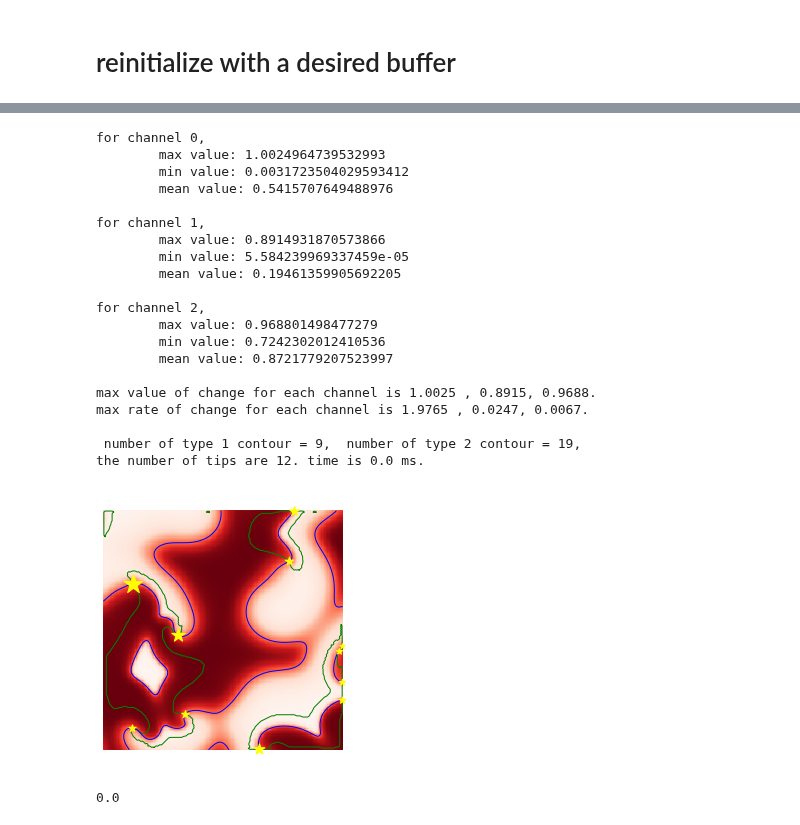
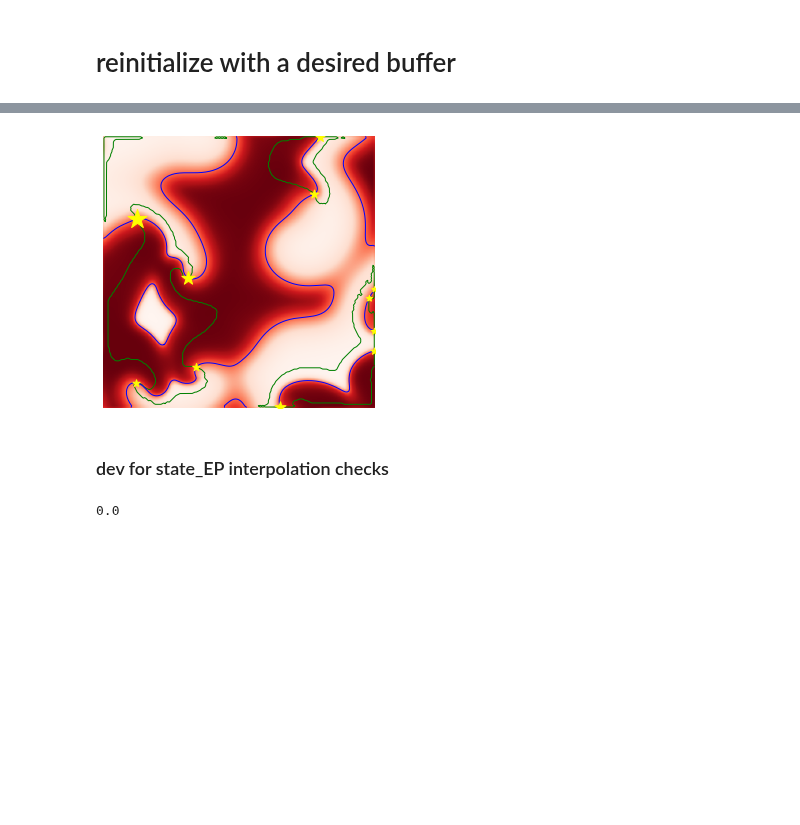
Before and after one commit to timtyree/care, a Jupyter notebook: notebooks/Generating Buffers When Odd Tips Occur.ipynb, the cells around one changed output, grey strips where cells are left out. Saved outputs shown, nothing was run; the diff lists cells and outputs as text; code cells hidden in the pictures; blank space fills up the shorter version.

```diff
--- a/notebooks/Generating Buffers When Odd Tips Occur.ipynb
+++ b/notebooks/Generating Buffers When Odd Tips Occur.ipynb
@@ -112,0 +122,5 @@ save_folder is:
+# %%
+#precompute the _padded_ mesh coordinates
+ycoord_mesh, xcoord_mesh = np.meshgrid(np.arange(0,txt.shape[0]+2*pad),np.arange(0,txt.shape[0]+2*pad))
+nanstate = [np.nan,np.nan,np.nan]
+channel_no = 3
@@ -121,3 +142,11 @@ print(output_file)
+# %%
+# vmin = np.min(state_value)
+# vmax = np.max(state_value)
+# print ((vmin, vmax))
+def add_states(tips_mapped, states_EP):
+    tips_mapped = list(tips_mapped)
+    tips_mapped.extend(states_EP)
+    return tuple(tips_mapped)
 # %%
 # check all the functions work/ compile the needed functions
 zero_txt = txt.copy()*0.
@@ -125,7 +154,6 @@ time_step(txt, h=0.007, zero_txt=zero_txt)
 # sigma       = 2
 # threshold   = 0.95#0.95
 
-describe(txt)
 width, height, channel_no = txt.shape
 zero_txt = np.zeros((width, height, channel_no), dtype=np.float64)
 dtexture_dt = zero_txt.copy()
@@ -134,60 +162,62 @@ get_time_step(txt, dtexture_dt)
 #calculate contours and tips after enforcing pbcs
 img_nxt = txt[..., 0]#padded_txt#
 img_inc = ifilter(dtexture_dt[..., 0])# ifilter(dpadded_txt_dt) #  #mask of instantaneously increasing voltages
 img_inc = filters.gaussian(img_inc,sigma=sigma, mode='wrap')
 img_nxt_unpadded = img_nxt.copy()
 img_inc_unpadded = img_inc.copy()
+
 img_nxt, img_inc = matrices_to_padded_matrices(img_nxt_unpadded, img_inc_unpadded,pad=pad)
+txt_padded, dtexture_dt_padded = matrices_to_padded_matrices(txt, dtexture_dt,pad=pad)
 
 contours_raw = measure.find_contours(img_nxt, level=V_threshold,fully_connected='low',positive_orientation='low')
 contours_inc = measure.find_contours(img_inc, level=threshold)
 tips  = get_tips(contours_raw, contours_inc)
 tips_mapped = map_pbc_tips_back(tips=tips, pad=pad, width=width, height=height,
                   edge_tolerance=edge_tolerance, atol = atol)
 n_old = count_tips(tips_mapped[2])
 
-#bluf
-print('max value of change for each channel is {:.4f} , {:.4f}, {:.4f}.'.format(*tuple(np.max(txt,axis=(0,1)))))
-print('max rate of change for each channel is {:.4f} , {:.4f}, {:.4f}.'.format(*tuple(np.max(dtexture_dt,axis=(0,1)))))
+#extract local EP field values for each tip
+states_EP = get_states(tips_mapped, txt, pad, nanstate, xcoord_mesh, ycoord_mesh, channel_no = channel_no)
+tips_mapped = add_states(tips_mapped, states_EP)
+color_values = None
 
-print(f"\n number of type 1 contour = {len(contours_raw)},\tnumber of type 2 contour = {len(contours_inc)},")
-print(f"the number of tips are {n_old}. time is {tme:.1f} ms.")
+# # color by state value
+# states_nearest, states_interpolated_linear, states_interpolated_cubic = states_EP
+# chnl = 2
+# # typs = 'nearest'
+# # typs = 'linearly interpolated'
+# typs = 'cubic-spline interpolated'
+# state_value = np.array(states_interpolated_linear)[:,chnl]
+# color_values = state_value
+# print(f'plotting channel {chnl} \nof the {typs} states.')
+
+# #bluf
+# print('max value of change for each channel is {:.4f} , {:.4f}, {:.4f}.'.format(*tuple(np.max(txt,axis=(0,1)))))
+# print('max rate of change for each channel is {:.4f} , {:.4f}, {:.4f}.'.format(*tuple(np.max(dtexture_dt,axis=(0,1)))))
+
+# print(f"\n number of type 1 contour = {len(contours_raw)},\n number of type 2 contour = {len(contours_inc)},")
+# print(f"the number of tips are {n_old}. time is {tme:.1f} ms.")
 
 # print(f"""the topological tip state:{tips[0]}""")
 # print(f"""x position of tips: {tips[1]}""")
 # print(f"""y position of tips: {tips[2]}""")
 
 #plot texture contours and tips. oh my!
 # img_nxt_unpadded = img_nxt[pad:-pad,pad:-pad]
 # img_inc_unpadded = img_inc[pad:-pad,pad:-pad]
 contours_raw_unpadded = measure.find_contours(img_nxt_unpadded, level=V_threshold,fully_connected='low',positive_orientation='low')
 contours_inc_unpadded = measure.find_contours(img_inc_unpadded, level=threshold)
 
+# #print texture information
+# describe(txt)
+
 fig = plot_buffer(img_nxt_unpadded, img_inc_unpadded, contours_raw_unpadded, contours_inc_unpadded, tips_mapped,
-                  figsize=(5,5),max_marker_size=400, lw=1);
+                  figsize=(5,5),max_marker_size=400, lw=1, color_values=color_values);
 plt.show()
 # %% [output]
-for channel 0,
-        max value: 1.0024964739532993
-        min value: 0.0031723504029593412
-        mean value: 0.5415707649488976
-
-for channel 1,
-        max value: 0.8914931870573866
-        min value: 5.584239969337459e-05
-        mean value: 0.19461359905692205
-
-for channel 2,
-        max value: 0.968801498477279
-        min value: 0.7242302012410536
-        mean value: 0.8721779207523997
-
-max value of change for each channel is 1.0025 , 0.8915, 0.9688.
-max rate of change for each channel is 1.9765 , 0.0247, 0.0067.
-
- number of type 1 contour = 9,  number of type 2 contour = 19,
-the number of tips are 12. time is 0.0 ms.
-[figure, old version]
+[figure, new version]
 # %%
 # fig.savefig('origin_circle6.pdf', bbox_inches='tight',pad_inches=0)
 plt.close()
+# %% [markdown]
+### dev for state_EP interpolation checks
```
Also changed, not shown: parts of 16 cells of this notebook, 7 other files.
